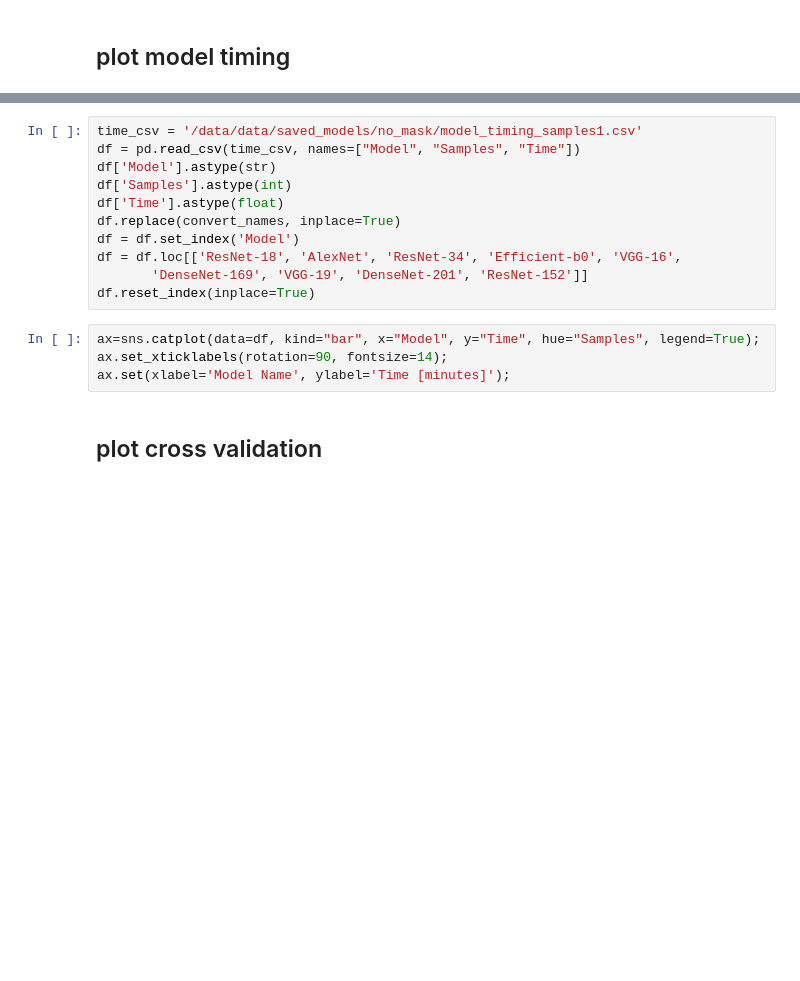
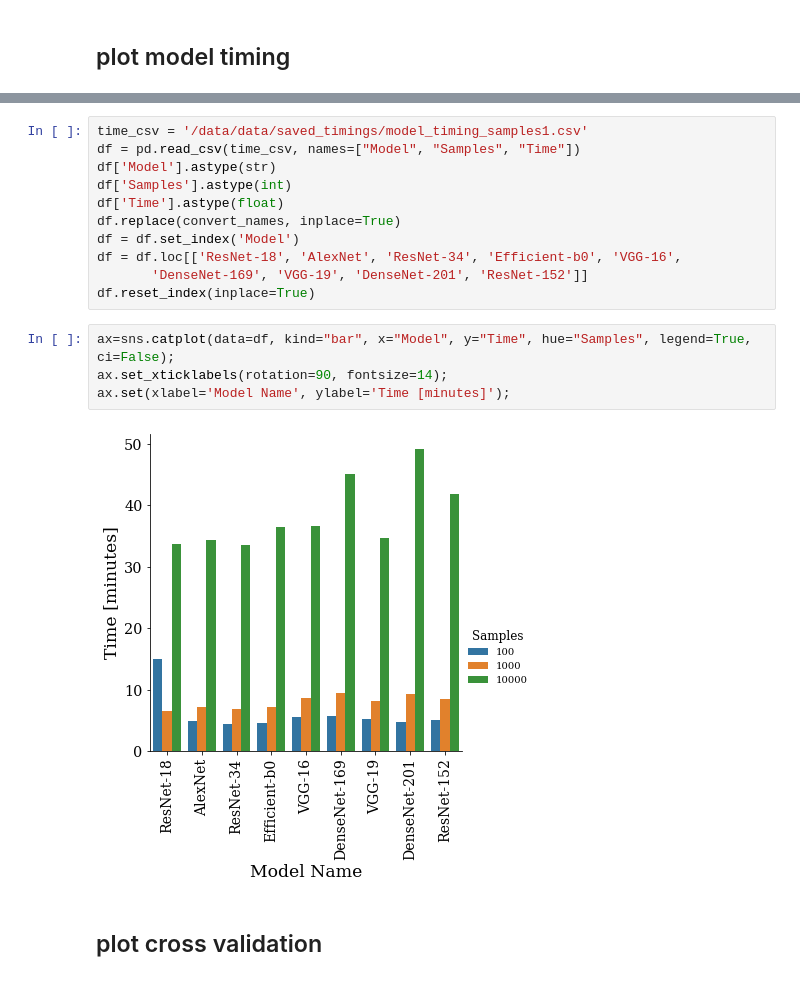
Before and after one commit to vprzybylo/cocpit, a Jupyter notebook: notebooks/make_plots.ipynb, the cells around one changed output, grey strips where cells are left out. Saved outputs shown, nothing was run; the diff lists cells and outputs as text; blank space fills up the shorter version.

```diff
--- a/notebooks/make_plots.ipynb
+++ b/notebooks/make_plots.ipynb
@@ -211,5 +226,5 @@ g.set_xticklabels(df['Model'], rotation=90, fontsize=14);
 # %%
-time_csv = '/data/data/saved_models/no_mask/model_timing_samples1.csv'
+time_csv = '/data/data/saved_timings/model_timing_samples1.csv'
 df = pd.read_csv(time_csv, names=["Model", "Samples", "Time"])
 df['Model'].astype(str)
 df['Samples'].astype(int)
@@ -220,9 +235,11 @@ df = df.loc[['ResNet-18', 'AlexNet', 'ResNet-34', 'Efficient-b0', 'VGG-16',
        'DenseNet-169', 'VGG-19', 'DenseNet-201', 'ResNet-152']]
 df.reset_index(inplace=True)
 # %%
-ax=sns.catplot(data=df, kind="bar", x="Model", y="Time", hue="Samples", legend=True);
+ax=sns.catplot(data=df, kind="bar", x="Model", y="Time", hue="Samples", legend=True, ci=False);
 ax.set_xticklabels(rotation=90, fontsize=14);
 ax.set(xlabel='Model Name', ylabel='Time [minutes]');
+# %% [output]
+[figure, added]
 # %% [markdown]
 ## plot cross validation
 # %%
```
Also changed, not shown: parts of 21 cells of this notebook, 9 other files.
